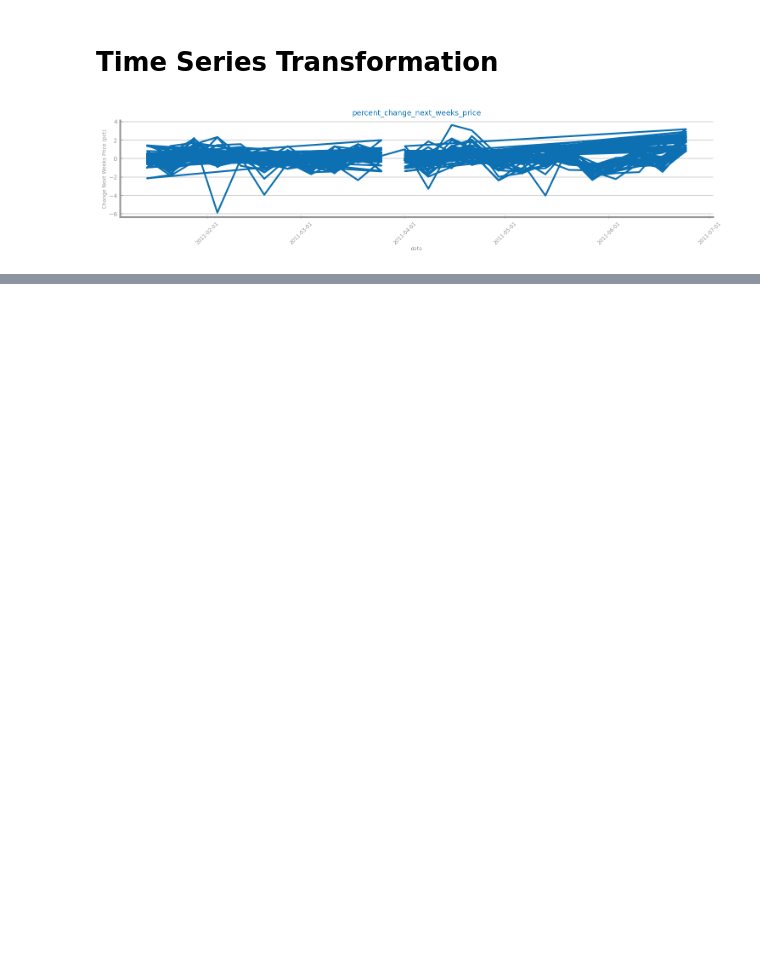
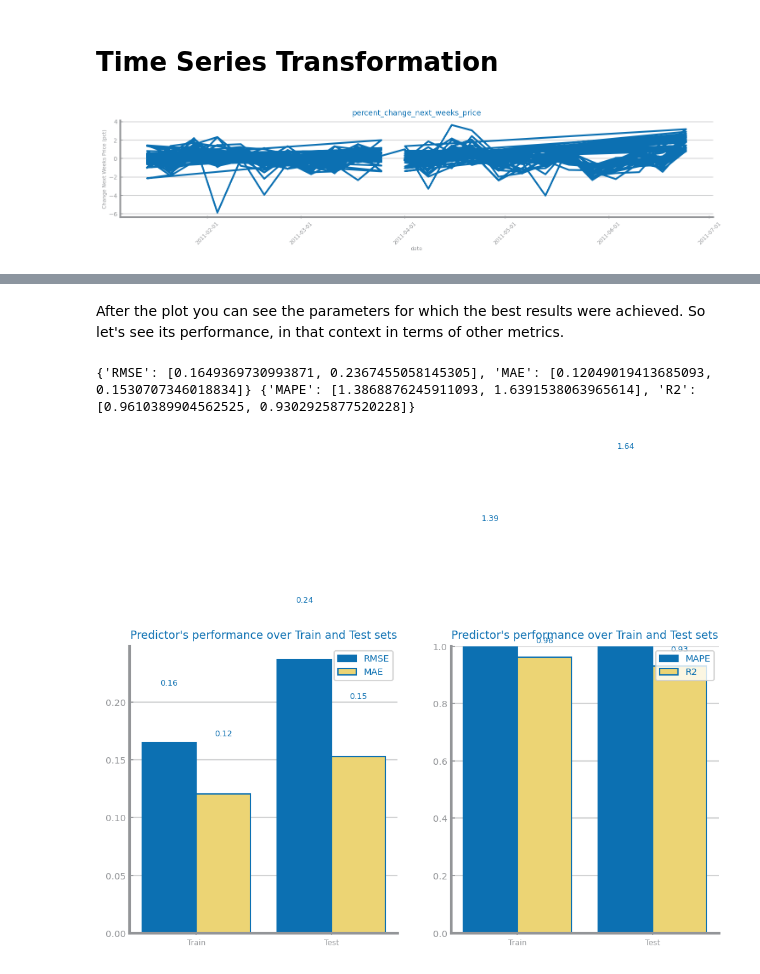
Before and after one commit to mifig/03_DataScience_SeriesTemporais, a Jupyter notebook: 01_dow_jones/02_scripts/p03_ts_transformation.ipynb, the cells around one changed output, grey strips where cells are left out. Cells and saved outputs as stored; diff of their text form; code cells hidden in the pictures; blank space fills up the shorter version.

```diff
--- a/01_dow_jones/02_scripts/p03_ts_transformation.ipynb
+++ b/01_dow_jones/02_scripts/p03_ts_transformation.ipynb
@@ -89,0 +119,10 @@ show()
+# %% [markdown]
+After the plot you can see the parameters for which the best results were achieved. So let's see its performance, in that context in terms of other metrics.
+# %%
+prd_trn = best_model.predict(trnX)
+prd_tst = best_model.predict(tstX)
+
+plot_evaluation_results(trnY, prd_trn, tstY, prd_tst, f'../03_images/ts_mlp_best.png')
+# %% [output]
+{'RMSE': [0.1649369730993871, 0.2367455058145305], 'MAE': [0.12049019413685093, 0.1530707346018834]} {'MAPE': [1.3868876245911093, 1.6391538063965614], 'R2': [0.9610389904562525, 0.9302925877520228]}
+[figure, added]
```
Also changed, not shown: parts of 24 cells of this notebook, 6 other files.
